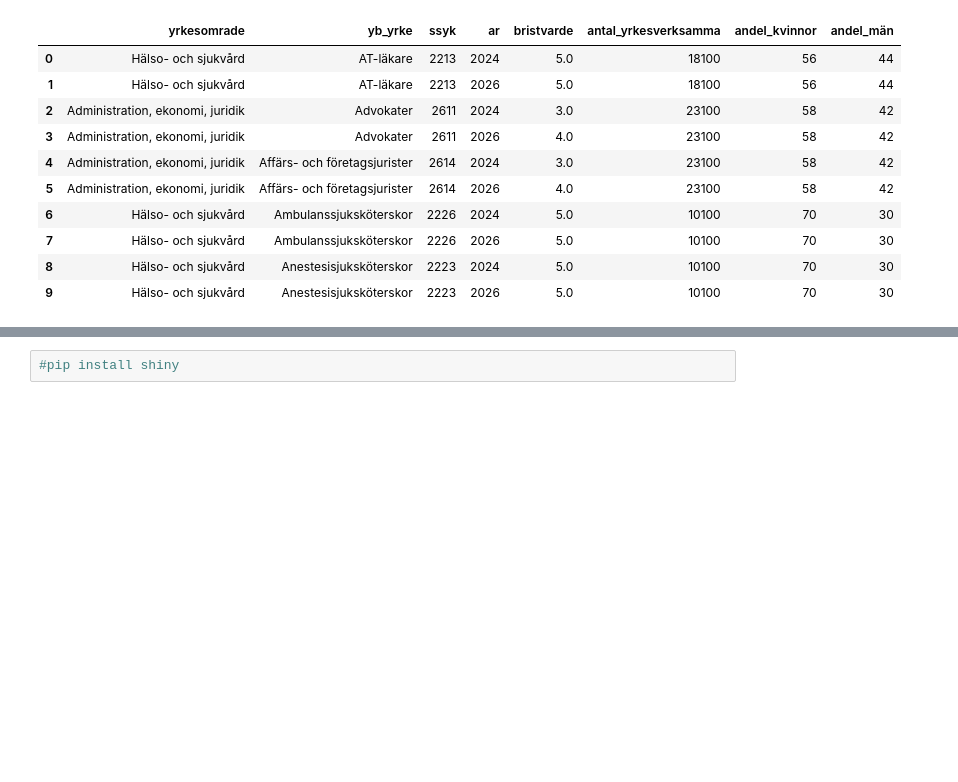
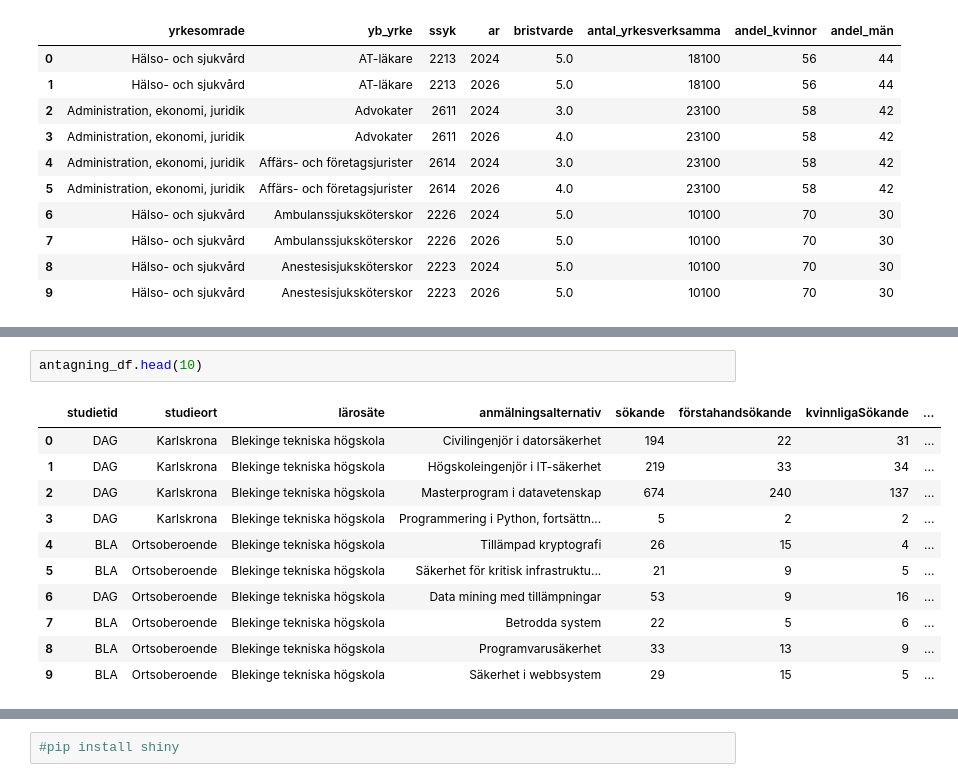
Before and after one commit to Lovisaj01/Open-Data-Project, a Jupyter notebook: preprocessing.ipynb, the cells around one changed output, grey strips where cells are left out. Drawn from its saved outputs; the diff is of its cells as text; blank space fills up the shorter version.

```diff
--- a/preprocessing.ipynb
+++ b/preprocessing.ipynb
@@ -789,0 +810,14 @@ equal_employment.head(10)
+# %%
+antagning_df.head(10)
+# %% [output]
+|  | studietid | studieort | lärosäte | anmälningsalternativ | sökande | förstahandsökande | kvinnligaSökande | ... |
+| 0 | DAG | Karlskrona | Blekinge tekniska högskola | Civilingenjör i datorsäkerhet | 194 | 22 | 31 | ... |
+| 1 | DAG | Karlskrona | Blekinge tekniska högskola | Högskoleingenjör i IT-säkerhet | 219 | 33 | 34 | ... |
+| 2 | DAG | Karlskrona | Blekinge tekniska högskola | Masterprogram i datavetenskap | 674 | 240 | 137 | ... |
+| 3 | DAG | Karlskrona | Blekinge tekniska högskola | Programmering i Python, fortsättn... | 5 | 2 | 2 | ... |
+| 4 | BLA | Ortsoberoende | Blekinge tekniska högskola | Tillämpad kryptografi | 26 | 15 | 4 | ... |
+| 5 | BLA | Ortsoberoende | Blekinge tekniska högskola | Säkerhet för kritisk infrastruktu... | 21 | 9 | 5 | ... |
+| 6 | DAG | Ortsoberoende | Blekinge tekniska högskola | Data mining med tillämpningar | 53 | 9 | 16 | ... |
+| 7 | BLA | Ortsoberoende | Blekinge tekniska högskola | Betrodda system | 22 | 5 | 6 | ... |
+| 8 | BLA | Ortsoberoende | Blekinge tekniska högskola | Programvarusäkerhet | 33 | 13 | 9 | ... |
+| 9 | BLA | Ortsoberoende | Blekinge tekniska högskola | Säkerhet i webbsystem | 29 | 15 | 5 | ... |
```
Also changed, not shown: parts of 4 cells of this notebook.
